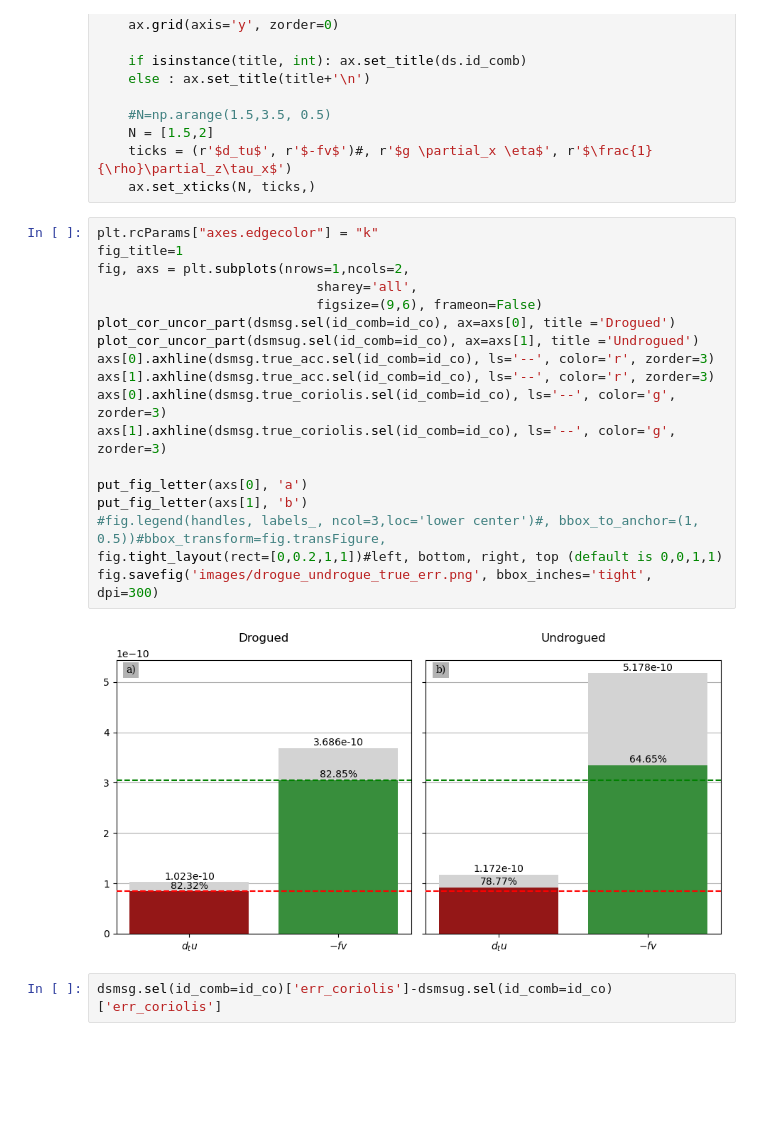
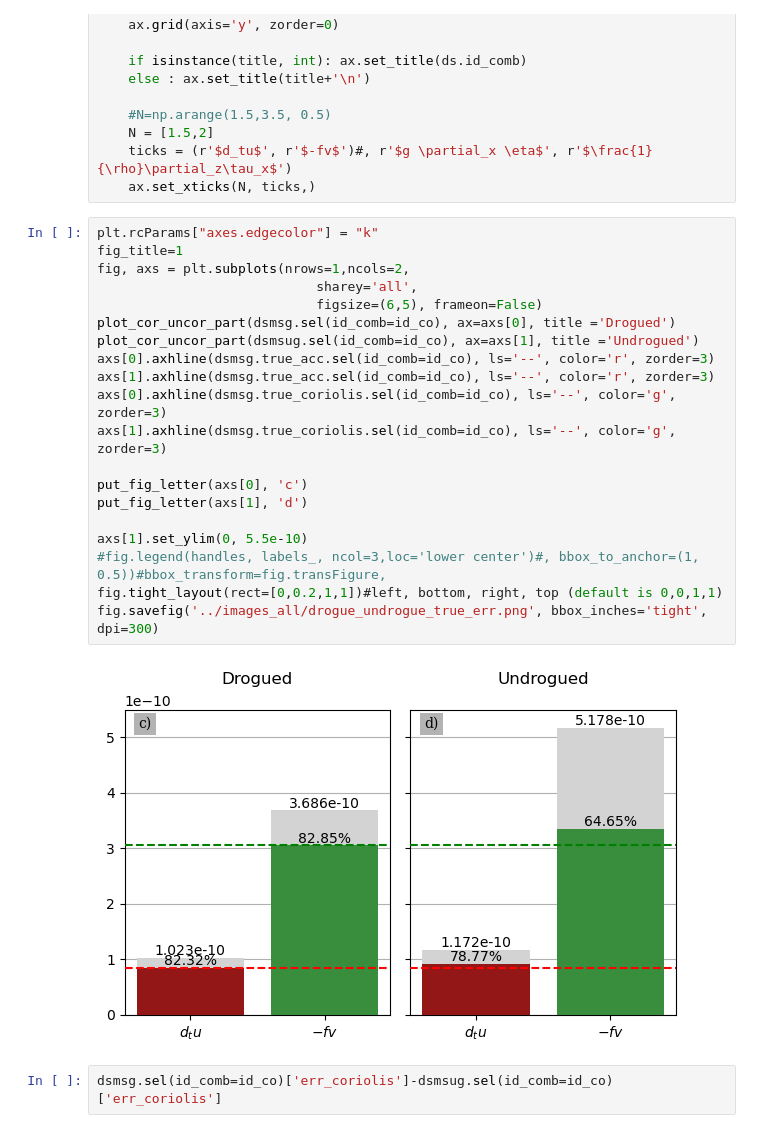
Before and after one commit to margot-demol/historical_analysis, a Jupyter notebook: 1_both_GPS_ARGOS_drogued/84_diag_drogue_undrogue_ms_25_05.ipynb, the cells around one changed output. Cells and saved outputs as stored; diff of their text form; blank space fills up the shorter version.

Commit message:
drifter matchup + coverage estimation + update figures

```diff
--- a/1_both_GPS_ARGOS_drogued/84_diag_drogue_undrogue_ms_25_05.ipynb
+++ b/1_both_GPS_ARGOS_drogued/84_diag_drogue_undrogue_ms_25_05.ipynb
@@ -218,23 +218,25 @@ def plot_cor_uncor_part(ds, ax, title=None):
 # %%
 plt.rcParams["axes.edgecolor"] = "k"
 fig_title=1
 fig, axs = plt.subplots(nrows=1,ncols=2,
                             sharey='all',
-                            figsize=(9,6), frameon=False)
+                            figsize=(6,5), frameon=False)
 plot_cor_uncor_part(dsmsg.sel(id_comb=id_co), ax=axs[0], title ='Drogued')
 plot_cor_uncor_part(dsmsug.sel(id_comb=id_co), ax=axs[1], title ='Undrogued')
 axs[0].axhline(dsmsg.true_acc.sel(id_comb=id_co), ls='--', color='r', zorder=3)
 axs[1].axhline(dsmsg.true_acc.sel(id_comb=id_co), ls='--', color='r', zorder=3)
 axs[0].axhline(dsmsg.true_coriolis.sel(id_comb=id_co), ls='--', color='g', zorder=3)
 axs[1].axhline(dsmsg.true_coriolis.sel(id_comb=id_co), ls='--', color='g', zorder=3)
 
-put_fig_letter(axs[0], 'a')
-put_fig_letter(axs[1], 'b')
+put_fig_letter(axs[0], 'c')
+put_fig_letter(axs[1], 'd')
+
+axs[1].set_ylim(0, 5.5e-10)
 #fig.legend(handles, labels_, ncol=3,loc='lower center')#, bbox_to_anchor=(1,         0.5))#bbox_transform=fig.transFigure,
 fig.tight_layout(rect=[0,0.2,1,1])#left, bottom, right, top (default is 0,0,1,1)
-fig.savefig('images/drogue_undrogue_true_err.png', bbox_inches='tight',   dpi=300)
+fig.savefig('../images_all/drogue_undrogue_true_err.png', bbox_inches='tight',   dpi=300)
 # %% [output]
-[figure, old version]
+[figure, new version]
 # %%
 dsmsg.sel(id_comb=id_co)['err_coriolis']-dsmsug.sel(id_comb=id_co)['err_coriolis']
 # %% [output]
```
Also changed, not shown: parts of 1 cell of this notebook, 15 other files.
